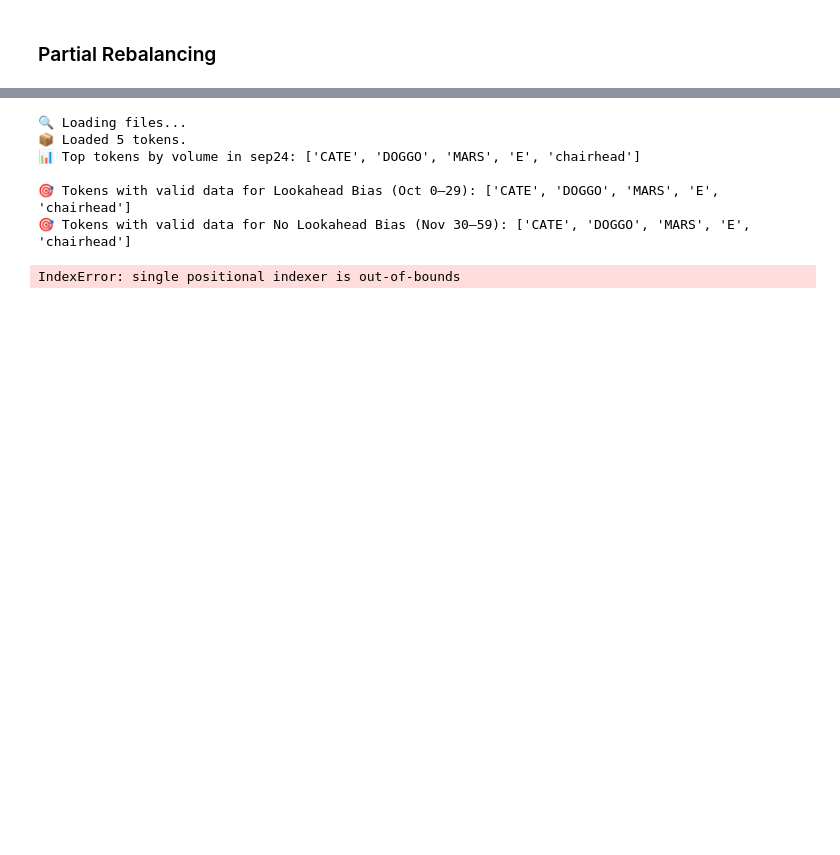
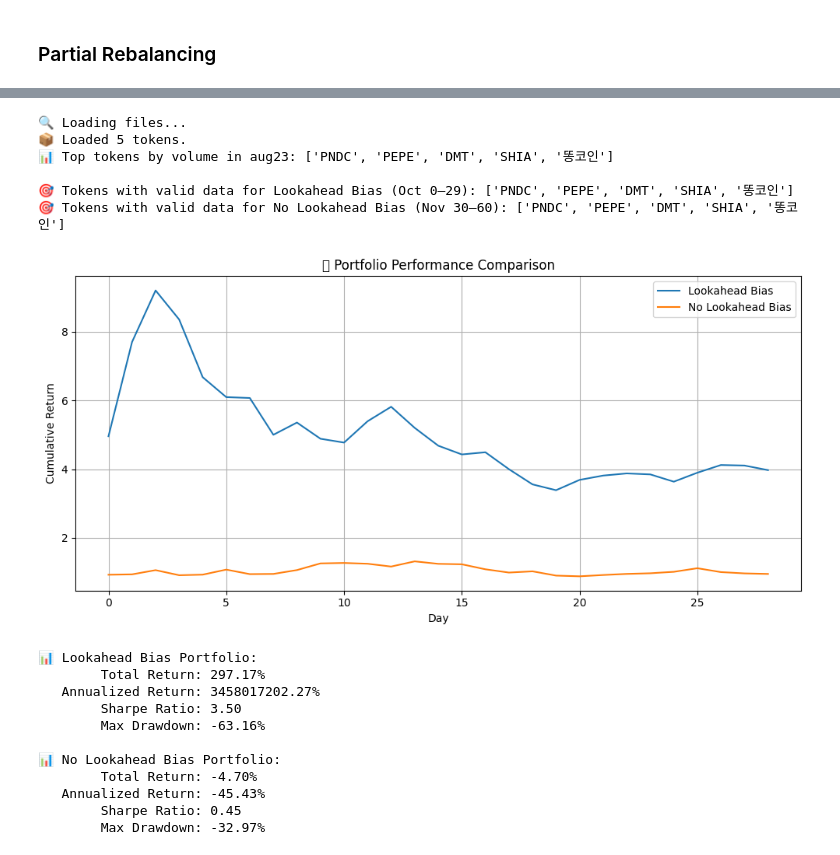
Before and after one commit to harshit4311/daily-rebalanced-index-pipeline, a Jupyter notebook: testing/rebalance.ipynb, the cells around one changed output, grey strips where cells are left out. Cells and saved outputs as stored; diff of their text form; code cells hidden in the pictures; blank space fills up the shorter version.

Commit message:
loop over all months to calculate returns

```diff
--- a/testing/rebalance.ipynb
+++ b/testing/rebalance.ipynb
@@ -462,8 +320,8 @@ import glob
 # === CONFIGURATION ===
 BASE_PATH = "/Users/harshit/Downloads/Research-Commons-Quant/automated-memetoken-index-pipeline/dataframes"
 LOOKAHEAD_START, LOOKAHEAD_END = 0, 29
-NO_LOOKAHEAD_START, NO_LOOKAHEAD_END = 30, 59
-MONTH = "sep24"
+NO_LOOKAHEAD_START, NO_LOOKAHEAD_END = 30, 60
+MONTH = "aug23"
 
 # === LOAD DATA ===
 files = glob.glob(f"{BASE_PATH}/{MONTH}/*.csv")
@@ -545,34 +403,45 @@ else:
     print("❌ No tokens with full data for Lookahead Bias window.")
 
 if nobias_tokens:
     cr_nobias, dr_nobias, metrics_nobias = backtest(nobias_tokens, NO_LOOKAHEAD_START, NO_LOOKAHEAD_END)
     results['No Lookahead Bias'] = (cr_nobias, dr_nobias, metrics_nobias)
 else:
     print("❌ No tokens with full data for No Lookahead Bias window.")
 
 # === PLOT ===
 if results:
     plt.figure(figsize=(10, 5))
     for label, (cum_returns, _, _) in results.items():
         plt.plot(cum_returns.values, label=label)
     plt.title("📈 Portfolio Performance Comparison")
     plt.xlabel("Day")
     plt.ylabel("Cumulative Return")
     plt.legend()
     plt.grid(True)
     plt.tight_layout()
     plt.show()
 
 # === METRICS ===
 for label, (_, _, metrics) in results.items():
     print(f"\n📊 {label} Portfolio:")
     for k, v in metrics.items():
         print(f"{k:>20}: {v}")
 # %% [output]
 🔍 Loading files...
 📦 Loaded 5 tokens.
-📊 Top tokens by volume in sep24: ['CATE', 'DOGGO', 'MARS', 'E', 'chairhead']
+📊 Top tokens by volume in aug23: ['PNDC', 'PEPE', 'DMT', 'SHIA', '똥코인']
 
-🎯 Tokens with valid data for Lookahead Bias (Oct 0–29): ['CATE', 'DOGGO', 'MARS', 'E', 'chairhead']
-🎯 Tokens with valid data for No Lookahead Bias (Nov 30–59): ['CATE', 'DOGGO', 'MARS', 'E', 'chairhead']
+🎯 Tokens with valid data for Lookahead Bias (Oct 0–29): ['PNDC', 'PEPE', 'DMT', 'SHIA', '똥코인']
+🎯 Tokens with valid data for No Lookahead Bias (Nov 30–60): ['PNDC', 'PEPE', 'DMT', 'SHIA', '똥코인']
+[figure, added]
-IndexError: single positional indexer is out-of-bounds
+📊 Lookahead Bias Portfolio:
+        Total Return: 297.17%
+   Annualized Return: 3458017202.27%
+        Sharpe Ratio: 3.50
+        Max Drawdown: -63.16%
+
+📊 No Lookahead Bias Portfolio:
+        Total Return: -4.70%
+   Annualized Return: -45.43%
+        Sharpe Ratio: 0.45
+        Max Drawdown: -32.97%
```
Also changed, not shown: parts of 5 cells of this notebook.
